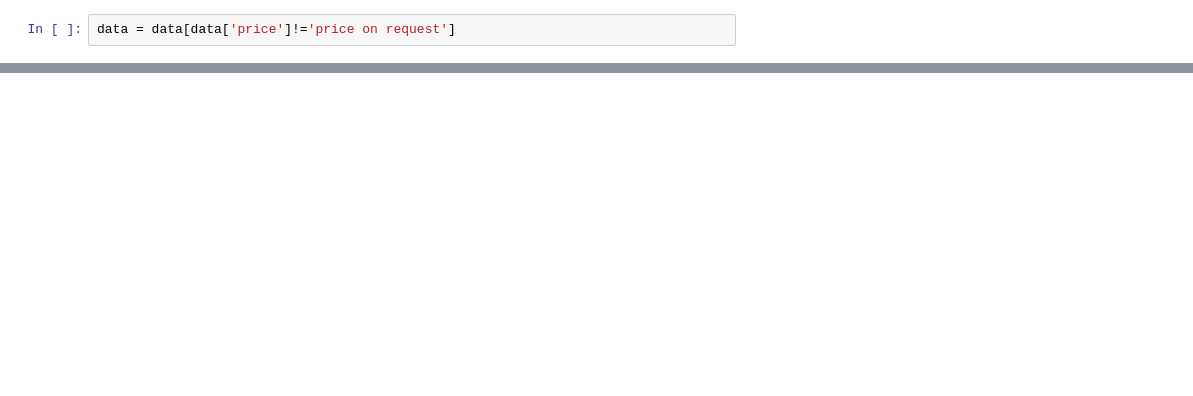
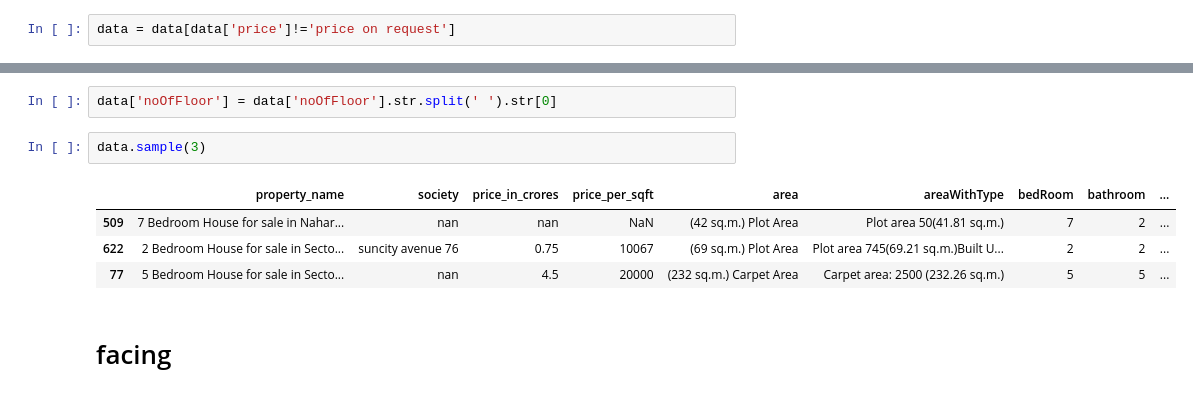
Before and after one commit to Sarvesh-Kesharwani/HousePrice_MegaProject, a Jupyter notebook: 2. data_cleaning/2. cleaning house.ipynb, the cells around one changed output, grey strips where cells are left out. Drawn from its saved outputs; the diff is of its cells as text; blank space fills up the shorter version.

```diff
--- a/2. data_cleaning/2. cleaning house.ipynb
+++ b/2. data_cleaning/2. cleaning house.ipynb
@@ -152,0 +346,11 @@ data.sample(3)
+# %%
+data['noOfFloor'] = data['noOfFloor'].str.split(' ').str[0]
+# %%
+data.sample(3)
+# %% [output]
+|  | property_name | society | price_in_crores | price_per_sqft | area | areaWithType | bedRoom | bathroom | ... |
+| 509 | 7 Bedroom House for sale in Nahar... | nan | nan | NaN | (42 sq.m.) Plot Area | Plot area 50(41.81 sq.m.) | 7 | 2 | ... |
+| 622 | 2 Bedroom House for sale in Secto... | suncity avenue 76 | 0.75 | 10067 | (69 sq.m.) Plot Area | Plot area 745(69.21 sq.m.)Built U... | 2 | 2 | ... |
+| 77 | 5 Bedroom House for sale in Secto... | nan | 4.5 | 20000 | (232 sq.m.) Carpet Area | Carpet area: 2500 (232.26 sq.m.) | 5 | 5 | ... |
+# %% [markdown]
+# facing
```
Also changed, not shown: parts of 44 cells of this notebook, 10 other files.
